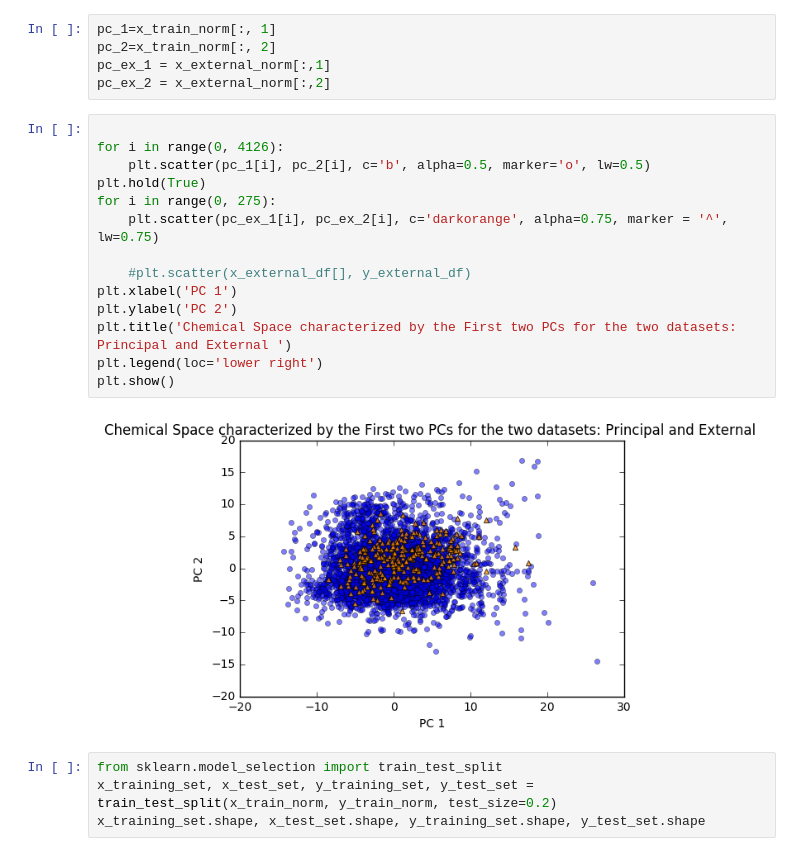
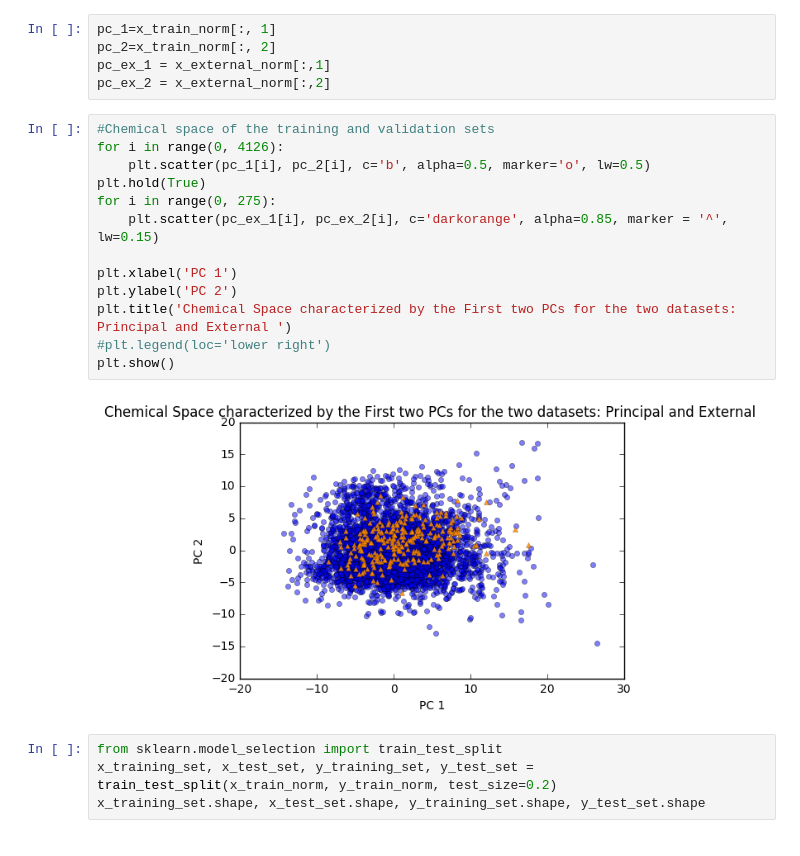
Before and after one commit to BeckResearchLab/MPexplo, a Jupyter notebook: extra-o-matic/melting points_positive r2 score_parity plots.ipynb, the cells around one changed output. Drawn from its saved outputs; the diff is of its cells as text.

Commit message:
validation set performance added

```diff
--- a/extra-o-matic/melting points_positive r2 score_parity plots.ipynb
+++ b/extra-o-matic/melting points_positive r2 score_parity plots.ipynb
@@ -108,21 +120,20 @@ pc_2=x_train_norm[:, 2]
 pc_ex_1 = x_external_norm[:,1]
 pc_ex_2 = x_external_norm[:,2]
 # %%
-
+#Chemical space of the training and validation sets
 for i in range(0, 4126):
     plt.scatter(pc_1[i], pc_2[i], c='b', alpha=0.5, marker='o', lw=0.5)
 plt.hold(True)
 for i in range(0, 275):
-    plt.scatter(pc_ex_1[i], pc_ex_2[i], c='darkorange', alpha=0.75, marker = '^', lw=0.75)
+    plt.scatter(pc_ex_1[i], pc_ex_2[i], c='darkorange', alpha=0.85, marker = '^', lw=0.15)
 
-    #plt.scatter(x_external_df[], y_external_df)
 plt.xlabel('PC 1')
 plt.ylabel('PC 2')
 plt.title('Chemical Space characterized by the First two PCs for the two datasets: Principal and External ')
-plt.legend(loc='lower right')
+#plt.legend(loc='lower right')
 plt.show()
 # %% [output]
-[figure, old version]
+[figure, new version]
 # %%
 from sklearn.model_selection import train_test_split
 x_training_set, x_test_set, y_training_set, y_test_set = train_test_split(x_train_norm, y_train_norm, test_size=0.2)
```
Also changed, not shown: parts of 70 cells of this notebook.
